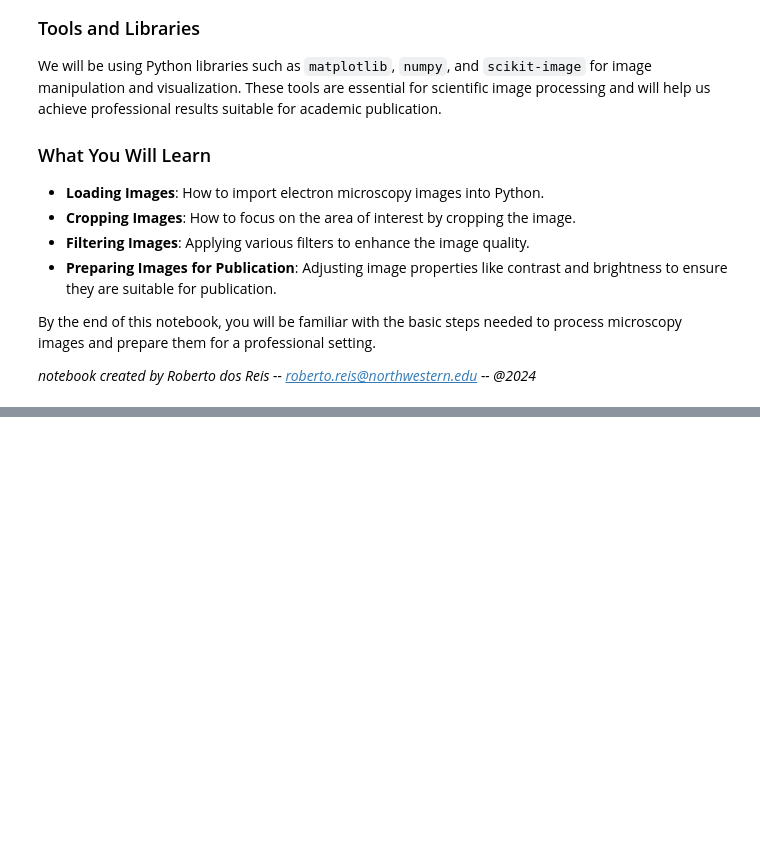
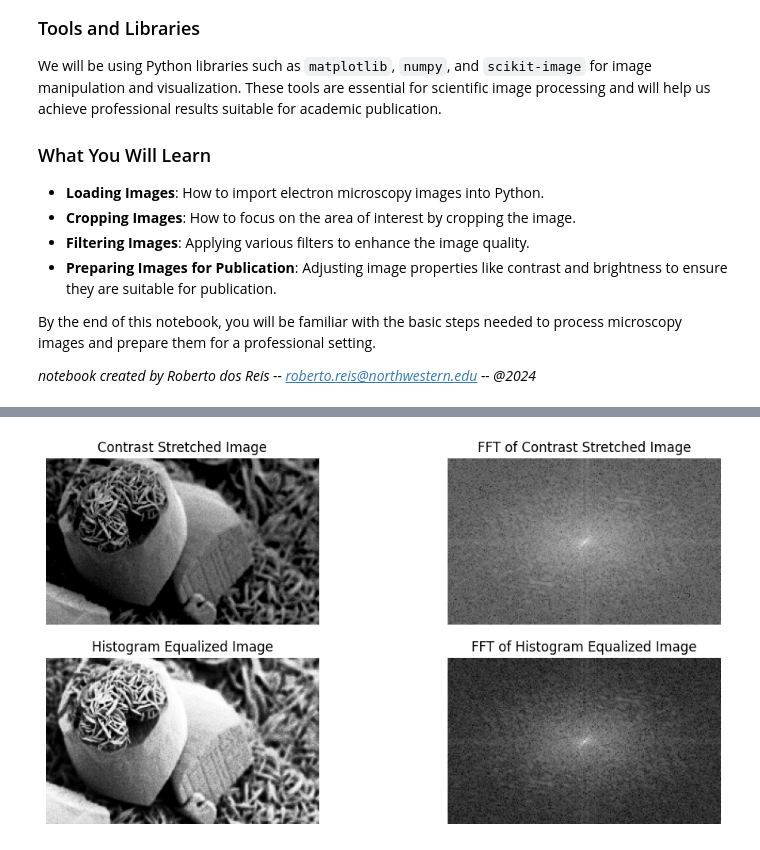
Before and after one commit to rmsreis/NUANCE_TechTalk_2024, a Jupyter notebook: 2D_Datasets/2D_Image_Analysis.ipynb, the cells around one changed output, grey strips where cells are left out. Saved outputs shown, nothing was run; the diff lists cells and outputs as text; code cells hidden in the pictures; blank space fills up the shorter version.

```diff
--- a/2D_Datasets/2D_Image_Analysis.ipynb
+++ b/2D_Datasets/2D_Image_Analysis.ipynb
@@ -19,0 +131,40 @@ By the end of this notebook, you will be familiar with the basic steps needed to
+# %%
+from skimage import exposure
+
+def plot_fft(image, ax, title):
+    fft_image = fftshift(fft2(image))
+    magnitude_spectrum = np.log(np.abs(fft_image) + 1)
+    ax.imshow(magnitude_spectrum, cmap='gray')
+    ax.set_title(title)
+    ax.axis('off')
+
+# Adjust contrast using rescaling
+contrast_stretched = exposure.rescale_intensity(cropped_image, in_range=(50, 200))
+
+# Histogram equalization
+equalized_image = exposure.equalize_hist(cropped_image)
+
+# Display the enhanced images along with their FFTs
+fig, ax = plt.subplots(2, 2, figsize=(12, 6))
+
+# Contrast Stretched Image and its FFT
+ax[0, 0].imshow(contrast_stretched, cmap='gray')
+ax[0, 0].set_title('Contrast Stretched Image')
+ax[0, 0].axis('off')
+
+plot_fft(contrast_stretched, ax[0, 1], 'FFT of Contrast Stretched Image')
+
+# Histogram Equalized Image and its FFT
+ax[1, 0].imshow(equalized_image, cmap='gray')
+ax[1, 0].set_title('Histogram Equalized Image')
+ax[1, 0].axis('off')
+
+plot_fft(equalized_image, ax[1, 1], 'FFT of Histogram Equalized Image')
+
+plt.show()
+
+# Save images
+io.imsave('contrast_stretched_image.tif', contrast_stretched)
+io.imsave('equalized_image.tif', equalized_image)
+# %% [output]
+[figure, added]
```
Also changed, not shown: parts of 15 cells of this notebook, 9 other files.
